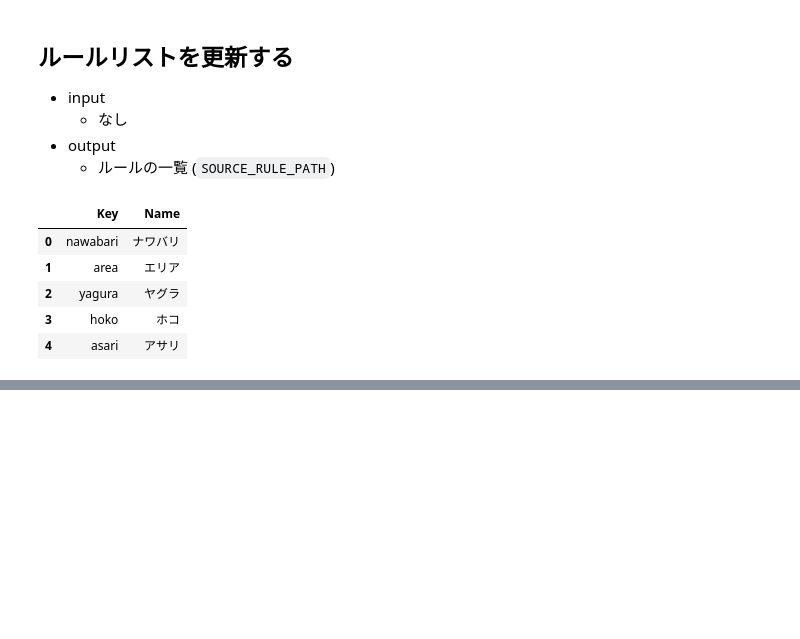
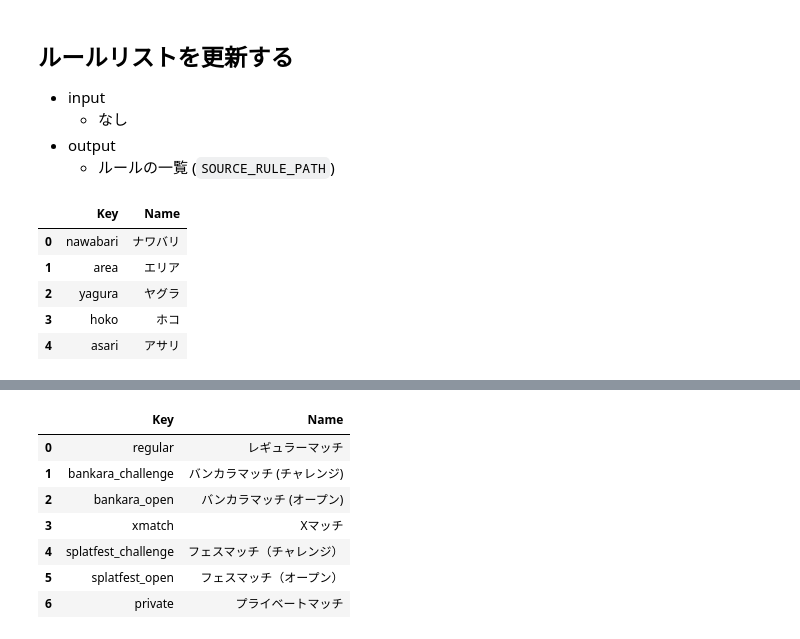
Before and after one commit to tapioca24/spla-stat, a Jupyter notebook: 00_update_source.ipynb, the cells around one changed output, grey strips where cells are left out. Drawn from its saved outputs; the diff is of its cells as text; code cells hidden in the pictures; blank space fills up the shorter version.

```diff
--- a/00_update_source.ipynb
+++ b/00_update_source.ipynb
@@ -90,0 +102,14 @@ pd.read_csv(c.SOURCE_RULE_PATH)
+# %%
+import pandas as pd
+import src.constants as c
+
+pd.read_csv(c.SOURCE_LOBBY_PATH)
+# %% [output]
+|  | Key | Name |
+| 0 | regular | レギュラーマッチ |
+| 1 | bankara_challenge | バンカラマッチ (チャレンジ) |
+| 2 | bankara_open | バンカラマッチ (オープン) |
+| 3 | xmatch | Xマッチ |
+| 4 | splatfest_challenge | フェスマッチ（チャレンジ） |
+| 5 | splatfest_open | フェスマッチ（オープン） |
+| 6 | private | プライベートマッチ |
```
Also changed, not shown: parts of 2 cells of this notebook, 3 other files.
